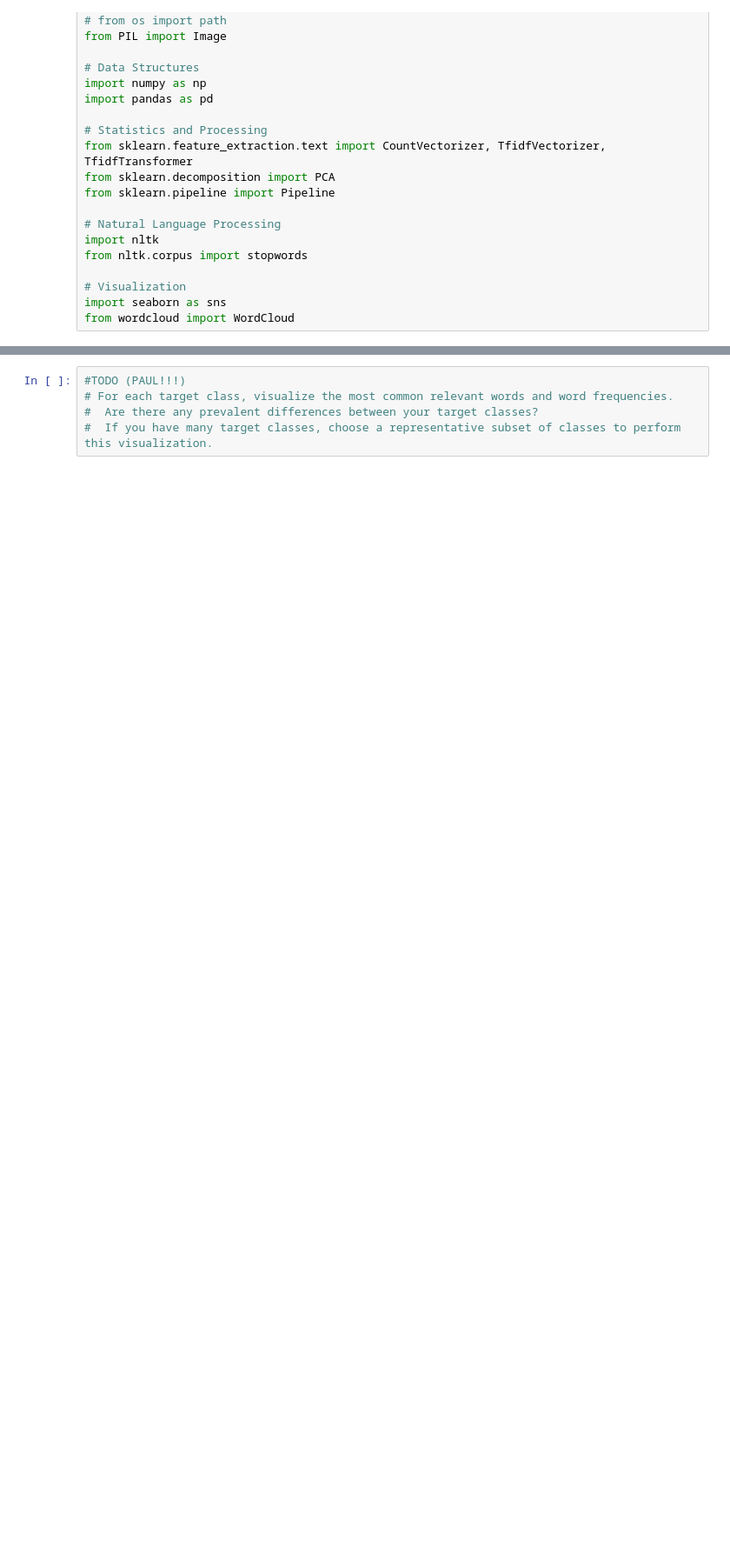
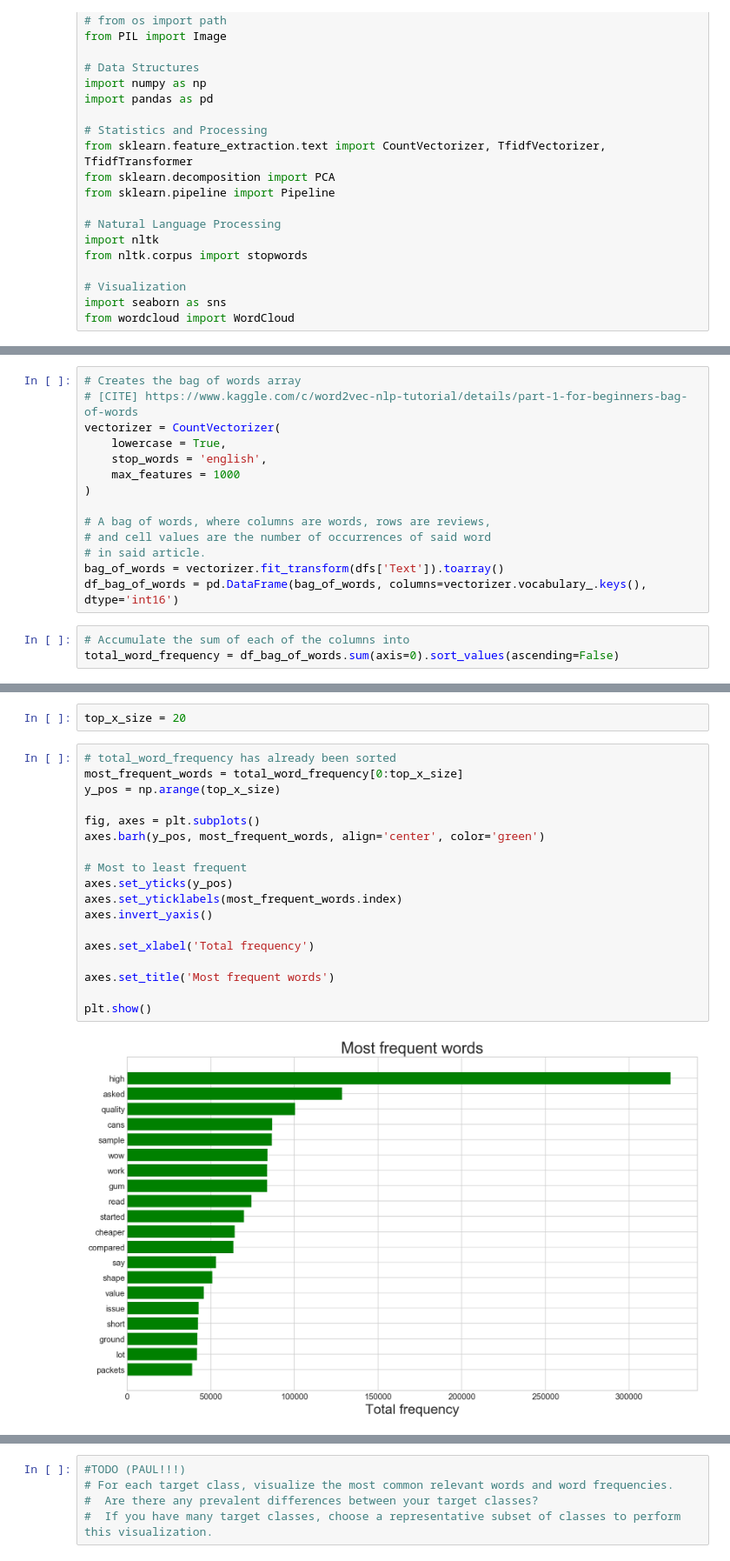
Before and after one commit to SMU-ML-2017/Project2, a Jupyter notebook: ML Project 2.ipynb, the cells around one changed output, grey strips where cells are left out. Shown at 87% size. Cells and saved outputs as stored; diff of their text form; blank space fills up the shorter version.

```diff
--- a/ML Project 2.ipynb
+++ b/ML Project 2.ipynb
@@ -327,0 +94,17 @@ plt.show()
+# %%
+# Creates the bag of words array
+# [CITE] https://www.kaggle.com/c/word2vec-nlp-tutorial/details/part-1-for-beginners-bag-of-words
+vectorizer = CountVectorizer(
+    lowercase = True,
+    stop_words = 'english',
+    max_features = 1000
+)
+
+# A bag of words, where columns are words, rows are reviews,
+# and cell values are the number of occurrences of said word
+# in said article.
+bag_of_words = vectorizer.fit_transform(dfs['Text']).toarray()
+df_bag_of_words = pd.DataFrame(bag_of_words, columns=vectorizer.vocabulary_.keys(), dtype='int16')
+# %%
+# Accumulate the sum of each of the columns into
+total_word_frequency = df_bag_of_words.sum(axis=0).sort_values(ascending=False)
@@ -327,0 +152,22 @@ plt.show()
+# %%
+top_x_size = 20
+# %%
+# total_word_frequency has already been sorted
+most_frequent_words = total_word_frequency[0:top_x_size]
+y_pos = np.arange(top_x_size)
+
+fig, axes = plt.subplots()
+axes.barh(y_pos, most_frequent_words, align='center', color='green')
+
+# Most to least frequent
+axes.set_yticks(y_pos)
+axes.set_yticklabels(most_frequent_words.index)
+axes.invert_yaxis()
+
+axes.set_xlabel('Total frequency')
+
+axes.set_title('Most frequent words')
+
+plt.show()
+# %% [output]
+[figure, added]
```
Also changed, not shown: parts of 60 cells of this notebook.
